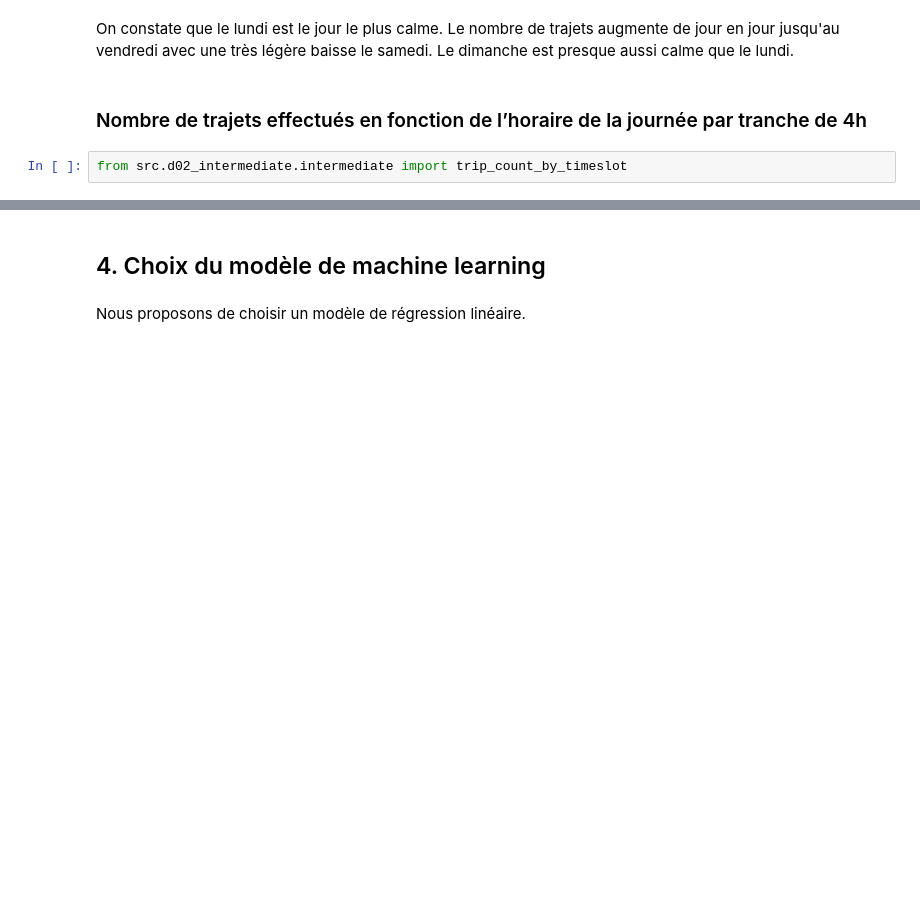
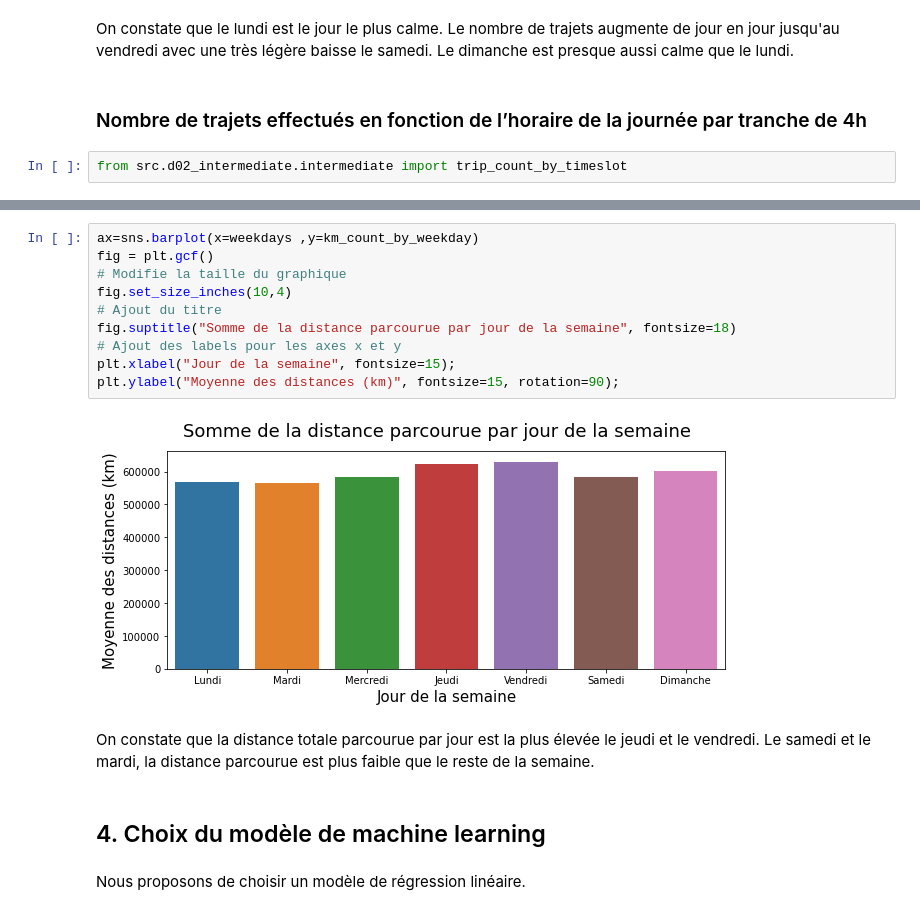
Before and after one commit to ATelders/taxi_traffic, a Jupyter notebook: notebooks/20210330-at-tm-initial-data-exploration.ipynb, the cells around one changed output, grey strips where cells are left out. Cells and saved outputs as stored; diff of their text form; blank space fills up the shorter version.

```diff
--- a/notebooks/20210330-at-tm-initial-data-exploration.ipynb
+++ b/notebooks/20210330-at-tm-initial-data-exploration.ipynb
@@ -195,3 +201,17 @@ TypeError: unhashable type: 'list'
+# %%
+ax=sns.barplot(x=weekdays ,y=km_count_by_weekday)
+fig = plt.gcf()
+# Modifie la taille du graphique
+fig.set_size_inches(10,4)
+# Ajout du titre
+fig.suptitle("Somme de la distance parcourue par jour de la semaine", fontsize=18)
+# Ajout des labels pour les axes x et y
+plt.xlabel("Jour de la semaine", fontsize=15);
+plt.ylabel("Moyenne des distances (km)", fontsize=15, rotation=90);
+# %% [output]
+[figure, added]
+# %% [markdown]
+On constate que la distance totale parcourue par jour est la plus élevée le jeudi et le vendredi. Le samedi et le mardi, la distance parcourue est plus faible que le reste de la semaine.
 # %% [markdown]
 ## 4. Choix du modèle de machine learning
 # %% [markdown]
```
Also changed, not shown: parts of 9 cells of this notebook, 1 other file.
